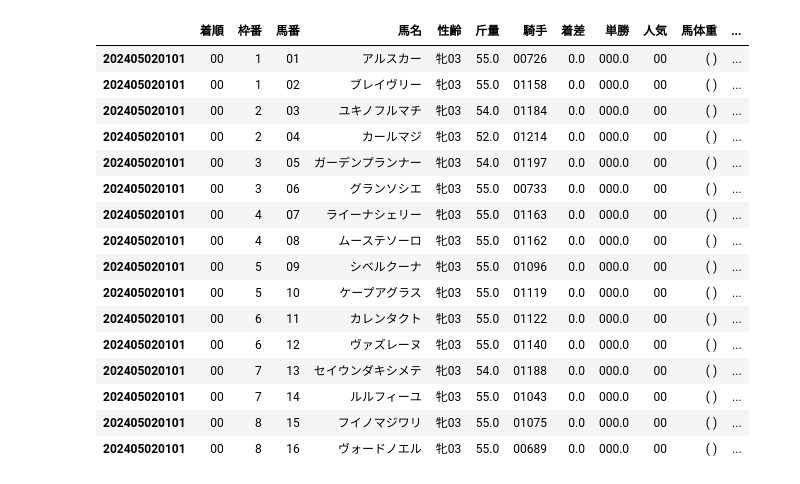
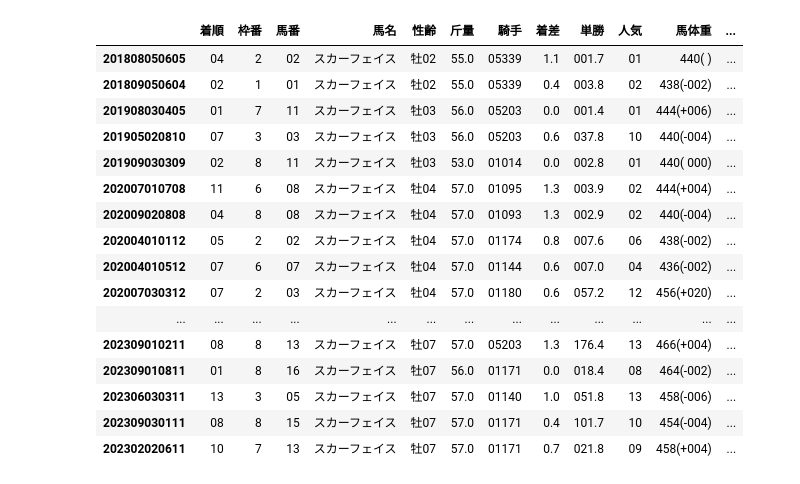
Before and after one commit to mk19828/keiba_2, a Jupyter notebook: keiba003_3.ipynb, the cells around one changed output. Cells and saved outputs as stored; diff of their text form; code cells hidden in the pictures.

```diff
--- a/keiba003_3.ipynb
+++ b/keiba003_3.ipynb
@@ -248,6 +248,10 @@ horse_results2.index.value_counts()
 # %%
 #5
 import pickle
-with open('../keiba_AI/data/raw2/horse_results.pickle', 'rb') as p:
+import pandas as pd
+pd.set_option('display.max_columns', 50)
+
+with open('../keiba_AI/data/raw/horse_results.pickle', 'rb') as p:
     l = pickle.load(p)
-    print(l)
+    #print(l)
+l.loc['2008101521']
@@ -272,3 +258,12 @@ with open('../keiba_AI/data/raw2/horse_results.pickle', 'rb') as p:
+# %%
+import pickle
+import pandas as pd
+pd.set_option('display.max_columns', 50)
+
+with open('../keiba_AI/data/raw2/horse_results.pickle', 'rb') as p:
+    l = pickle.load(p)
+    #print(l)
+l.loc['2018103559']
 # %%
 import pandas as pd
 pd.set_option('display.max_columns', 50)
@@ -345,0 +341,5 @@ Name: 202405020101, dtype: object
+# %%
+import pickle
+with open('../keiba_AI/data/raw/horse_results.pickle', 'rb') as p:
+    l = pickle.load(p)
+    print(l)
@@ -345,0 +364,6 @@ Name: 202405020101, dtype: object
+# %%
+import pandas as pd
+pd.set_option('display.max_columns', 50)
+#l.info()
+#l = l[(l['horse_id'] == '2016105681')]
+l.loc['2016105681']
@@ -369,25 +393,27 @@ with open('../keiba_AI/data/raw/results.pickle', 'rb') as p:
 # %%
 import pandas as pd
 pd.set_option('display.max_columns', 50)
-l.loc['202405020101']
+#l.info()
+l = l[(l['horse_id'] == '2016105681')]
+l.head(30)
 # %% [output]
 |  | 着順 | 枠番 | 馬番 | 馬名 | 性齢 | 斤量 | 騎手 | 着差 | 単勝 | 人気 | 馬体重 | ... |
-| 202405020101 | 00 | 1 | 01 | アルスカー | 牝03 | 55.0 | 00726 | 0.0 | 000.0 | 00 | ( ) | ... |
-| 202405020101 | 00 | 1 | 02 | ブレイヴリー | 牝03 | 55.0 | 01158 | 0.0 | 000.0 | 00 | ( ) | ... |
-| 202405020101 | 00 | 2 | 03 | ユキノフルマチ | 牝03 | 54.0 | 01184 | 0.0 | 000.0 | 00 | ( ) | ... |
-| 202405020101 | 00 | 2 | 04 | カールマジ | 牝03 | 52.0 | 01214 | 0.0 | 000.0 | 00 | ( ) | ... |
-| 202405020101 | 00 | 3 | 05 | ガーデンプランナー | 牝03 | 54.0 | 01197 | 0.0 | 000.0 | 00 | ( ) | ... |
-| 202405020101 | 00 | 3 | 06 | グランソシエ | 牝03 | 55.0 | 00733 | 0.0 | 000.0 | 00 | ( ) | ... |
-| 202405020101 | 00 | 4 | 07 | ライーナシェリー | 牝03 | 55.0 | 01163 | 0.0 | 000.0 | 00 | ( ) | ... |
-| 202405020101 | 00 | 4 | 08 | ムーステソーロ | 牝03 | 55.0 | 01162 | 0.0 | 000.0 | 00 | ( ) | ... |
-| 202405020101 | 00 | 5 | 09 | シベルクーナ | 牝03 | 55.0 | 01096 | 0.0 | 000.0 | 00 | ( ) | ... |
-| 202405020101 | 00 | 5 | 10 | ケープアグラス | 牝03 | 55.0 | 01119 | 0.0 | 000.0 | 00 | ( ) | ... |
-| 202405020101 | 00 | 6 | 11 | カレンタクト | 牝03 | 55.0 | 01122 | 0.0 | 000.0 | 00 | ( ) | ... |
-| 202405020101 | 00 | 6 | 12 | ヴァズレーヌ | 牝03 | 55.0 | 01140 | 0.0 | 000.0 | 00 | ( ) | ... |
-| 202405020101 | 00 | 7 | 13 | セイウンダキシメテ | 牝03 | 54.0 | 01188 | 0.0 | 000.0 | 00 | ( ) | ... |
-| 202405020101 | 00 | 7 | 14 | ルルフィーユ | 牝03 | 55.0 | 01043 | 0.0 | 000.0 | 00 | ( ) | ... |
-| 202405020101 | 00 | 8 | 15 | フイノマジワリ | 牝03 | 55.0 | 01075 | 0.0 | 000.0 | 00 | ( ) | ... |
-| 202405020101 | 00 | 8 | 16 | ヴォードノエル | 牝03 | 55.0 | 00689 | 0.0 | 000.0 | 00 | ( ) | ... |
+| 201808050605 | 04 | 2 | 02 | スカーフェイス | 牡02 | 55.0 | 05339 | 1.1 | 001.7 | 01 | 440( ) | ... |
+| 201809050604 | 02 | 1 | 01 | スカーフェイス | 牡02 | 55.0 | 05339 | 0.4 | 003.8 | 02 | 438(-002) | ... |
+| 201908030405 | 01 | 7 | 11 | スカーフェイス | 牡03 | 56.0 | 05203 | 0.0 | 001.4 | 01 | 444(+006) | ... |
+| 201905020810 | 07 | 3 | 03 | スカーフェイス | 牡03 | 56.0 | 05203 | 0.6 | 037.8 | 10 | 440(-004) | ... |
+| 201909030309 | 02 | 8 | 11 | スカーフェイス | 牡03 | 53.0 | 01014 | 0.0 | 002.8 | 01 | 440( 000) | ... |
+| 202007010708 | 11 | 6 | 08 | スカーフェイス | 牡04 | 57.0 | 01095 | 1.3 | 003.9 | 02 | 444(+004) | ... |
+| 202009020808 | 04 | 8 | 08 | スカーフェイス | 牡04 | 57.0 | 01093 | 1.3 | 002.9 | 02 | 440(-004) | ... |
+| 202004010112 | 05 | 2 | 02 | スカーフェイス | 牡04 | 57.0 | 01174 | 0.8 | 007.6 | 06 | 438(-002) | ... |
+| 202004010512 | 07 | 6 | 07 | スカーフェイス | 牡04 | 57.0 | 01144 | 0.6 | 007.0 | 04 | 436(-002) | ... |
+| 202007030312 | 07 | 2 | 03 | スカーフェイス | 牡04 | 57.0 | 01180 | 0.6 | 057.2 | 12 | 456(+020) | ... |
+| ... | ... | ... | ... | ... | ... | ... | ... | ... | ... | ... | ... | ... |
+| 202309010211 | 08 | 8 | 13 | スカーフェイス | 牡07 | 57.0 | 05203 | 1.3 | 176.4 | 13 | 466(+004) | ... |
+| 202309010811 | 01 | 8 | 16 | スカーフェイス | 牡07 | 56.0 | 01171 | 0.0 | 018.4 | 08 | 464(-002) | ... |
+| 202306030311 | 13 | 3 | 05 | スカーフェイス | 牡07 | 57.0 | 01140 | 1.0 | 051.8 | 13 | 458(-006) | ... |
+| 202309030111 | 08 | 8 | 15 | スカーフェイス | 牡07 | 57.0 | 01171 | 0.4 | 101.7 | 10 | 454(-004) | ... |
+| 202302020611 | 10 | 7 | 13 | スカーフェイス | 牡07 | 57.0 | 01171 | 0.7 | 021.8 | 09 | 458(+004) | ... |
 # %%
 import pickle
 with open('../keiba_AI/data/raw/peds.pickle', 'rb') as p:
```
Also changed, not shown: parts of 15 cells of this notebook, 2 other files.
